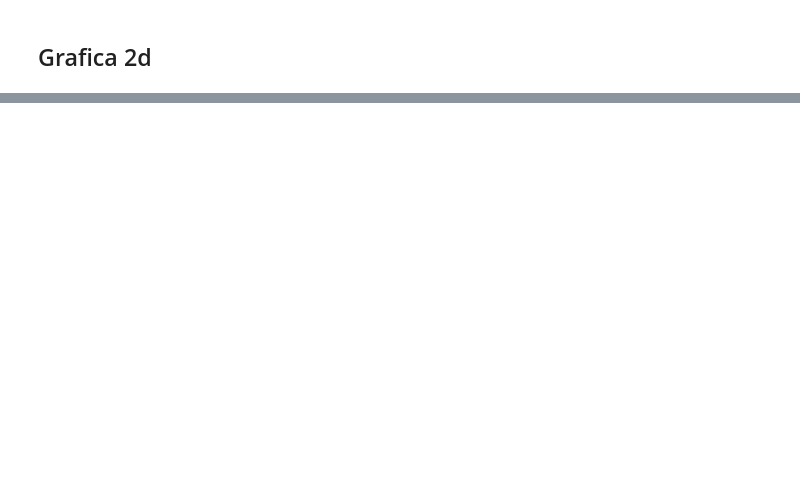
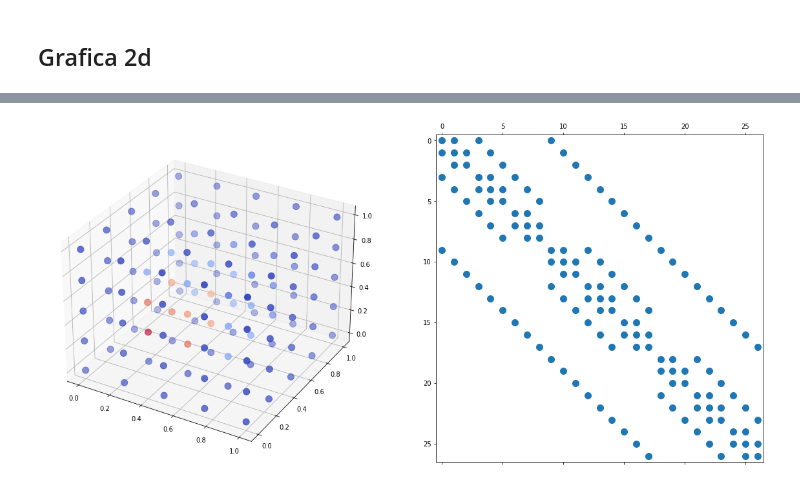
Before and after one commit to ManuelSanchezUribe/IMT2111-ALN, a Jupyter notebook: Clases/Capitulo1_Diferencias_Finitas.ipynb, the cells around one changed output, grey strips where cells are left out. Saved outputs shown, nothing was run; the diff lists cells and outputs as text; code cells hidden in the pictures; blank space fills up the shorter version.

```diff
--- a/Clases/Capitulo1_Diferencias_Finitas.ipynb
+++ b/Clases/Capitulo1_Diferencias_Finitas.ipynb
@@ -240 +254,12 @@ f(x,y,z) = 3\pi^{2}\sin(\pi x)\sin(\pi y)\sin(\pi z)
+# %%
+# %matplotlib
+# plt.ion()
+fig = plt.figure(figsize=(20,20))
+ax1 = fig.add_subplot(121, projection='3d')
+scatter = ax1.scatter(Xplot, Yplot, Zplot,c=Uhsol, cmap=cm.coolwarm, s=100)
+ax2 = fig.add_subplot(122)
+ax2.spy(A3d, marker='o')
+plt.show()
+# %% [output]
+[figure, added]
 # %%
```
Also changed, not shown: parts of 7 cells of this notebook.
